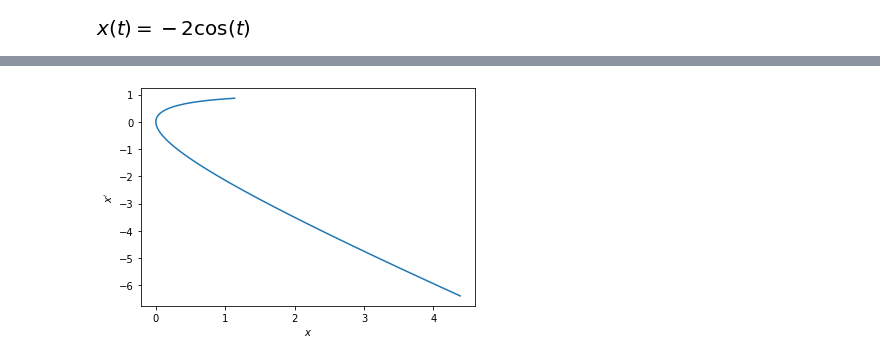
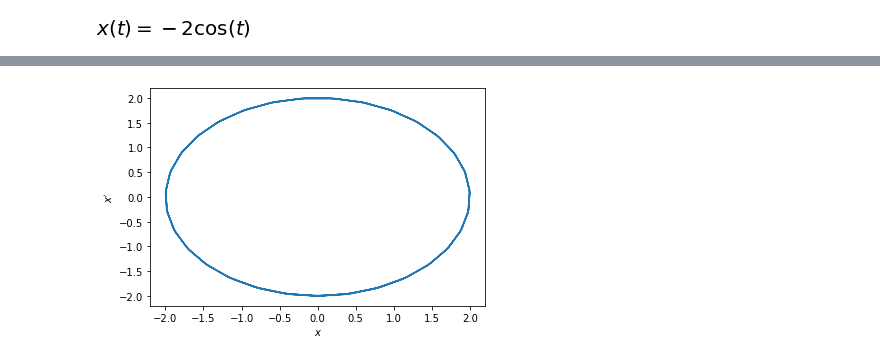
Before and after one commit to sju-chem264-2019/10-24-19-introduction-to-harmonic-oscillator-TaraFriel, a Jupyter notebook: harmonic_oscillator.ipynb, the cells around one changed output, grey strips where cells are left out. Saved outputs shown, nothing was run; the diff lists cells and outputs as text; code cells hidden in the pictures.

```diff
--- a/harmonic_oscillator.ipynb
+++ b/harmonic_oscillator.ipynb
@@ -327,22 +327,22 @@ sym.plot(caseD.rhs,(t,-2,2))
 # %%
 #phasespace
 # Import numpy library
 import numpy as np
 
 # Make numerical functions out of symbolic expressions
-xfunc=sym.lambdify(t,case1.rhs,'numpy')
-vfunc=sym.lambdify(t,case1.rhs.diff(t),'numpy')
+xfunc=sym.lambdify(t,caseB.rhs,'numpy')
+vfunc=sym.lambdify(t,caseB.rhs.diff(t),'numpy')
 
 # Make list of numbers
-tlst=np.linspace(-2,2,100)
+tlst=np.linspace(-10,10,100)
 
 # Import pyplot
 import matplotlib
 import matplotlib.pyplot as plt
 # Make plot
 plt.plot(xfunc(tlst),vfunc(tlst))
 plt.xlabel('$x$')
 plt.ylabel("$x'$")
 plt.show()
 # %% [output]
-[figure, old version]
+[figure, new version]
```
Also changed, not shown: parts of 4 cells of this notebook.
